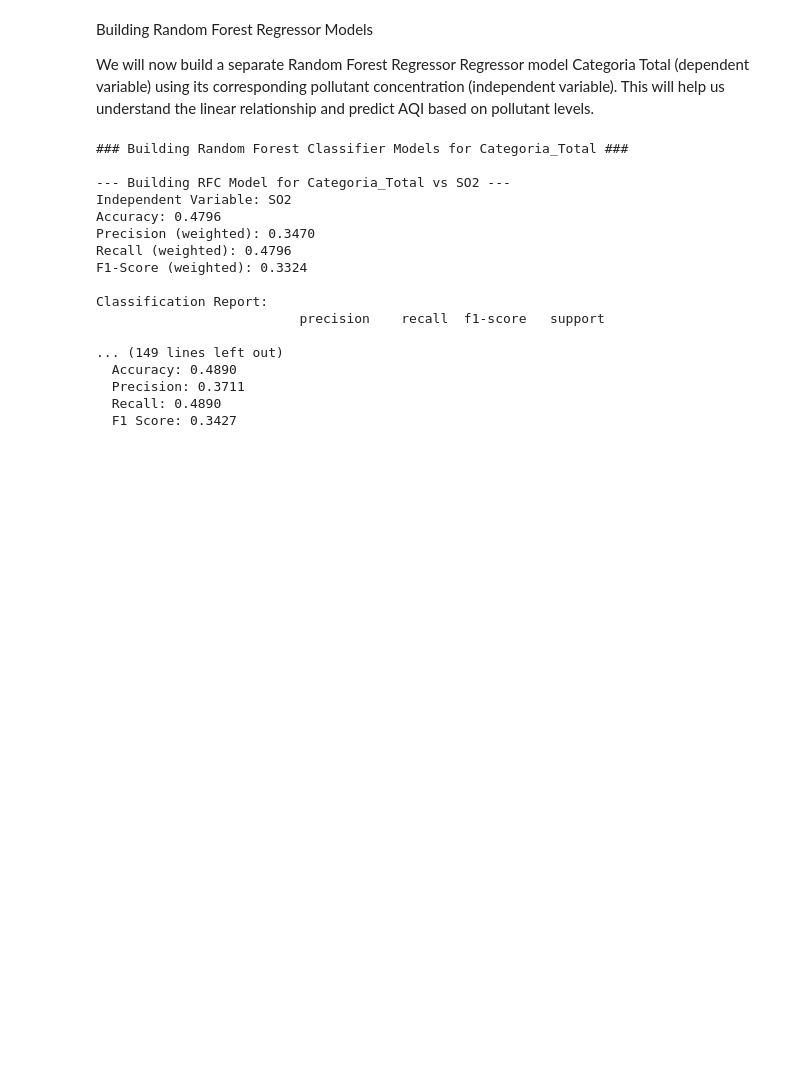
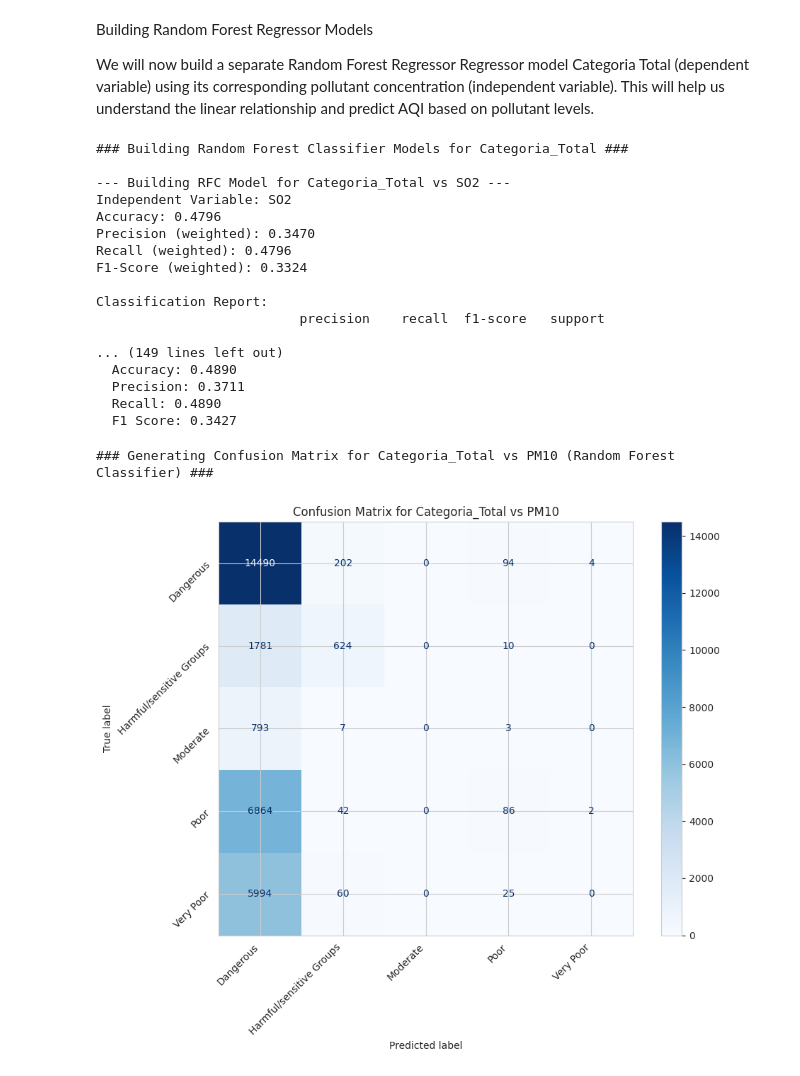
Before and after one commit to flatlalejo1982/Phase-4-Project-Execution, a Jupyter notebook: Phase_4.ipynb, the cells around one changed output. Drawn from its saved outputs; the diff is of its cells as text; code cells hidden in the pictures; blank space fills up the shorter version.

Commit message:
Anexadas matrices de confusion

```diff
--- a/Phase_4.ipynb
+++ b/Phase_4.ipynb
@@ -1352,3 +1352,48 @@ Classification Report:
   Precision: 0.3711
   Recall: 0.4890
   F1 Score: 0.3427
+# %%
+from sklearn.ensemble import RandomForestClassifier
+from sklearn.model_selection import train_test_split
+from sklearn.metrics import confusion_matrix, ConfusionMatrixDisplay
+import matplotlib.pyplot as plt
+import seaborn as sns
+
+# Define the single dependent category variable
+dependent_category_var_target = 'Categoria_Total'
+# Define the independent pollutant variable for the last model
+indep_var = 'PM10'
+
+print(f"### Generating Confusion Matrix for {dependent_category_var_target} vs {indep_var} (Random Forest Classifier) ###")
+
+# Select relevant columns and drop rows with NaN values for this specific model
+temp_df = data[[indep_var, dependent_category_var_target]].dropna()
+
+X = temp_df[[indep_var]]
+y = temp_df[dependent_category_var_target]
+
+# Split data into training and testing sets
+X_train, X_test, y_train, y_test = train_test_split(X, y, test_size=0.2, random_state=42)
+
+# Initialize and train the Random Forest Classifier model (using the same parameters as before)
+rfc_model = RandomForestClassifier(random_state=42)
+rfc_model.fit(X_train, y_train)
+
+# Make predictions
+y_pred = rfc_model.predict(X_test)
+
+# Generate the confusion matrix
+cm = confusion_matrix(y_test, y_pred, labels=rfc_model.classes_)
+
+# Display the confusion matrix
+fig, ax = plt.subplots(figsize=(10, 8))
+display_cm = ConfusionMatrixDisplay(confusion_matrix=cm, display_labels=rfc_model.classes_)
+display_cm.plot(cmap=plt.cm.Blues, ax=ax)
+plt.title(f'Confusion Matrix for {dependent_category_var_target} vs {indep_var}')
+plt.xticks(rotation=45, ha='right')
+plt.yticks(rotation=45)
+plt.tight_layout()
+plt.show()
+# %% [output]
+### Generating Confusion Matrix for Categoria_Total vs PM10 (Random Forest Classifier) ###
+[figure, added]
```
Also changed, not shown: parts of 3 cells of this notebook.
